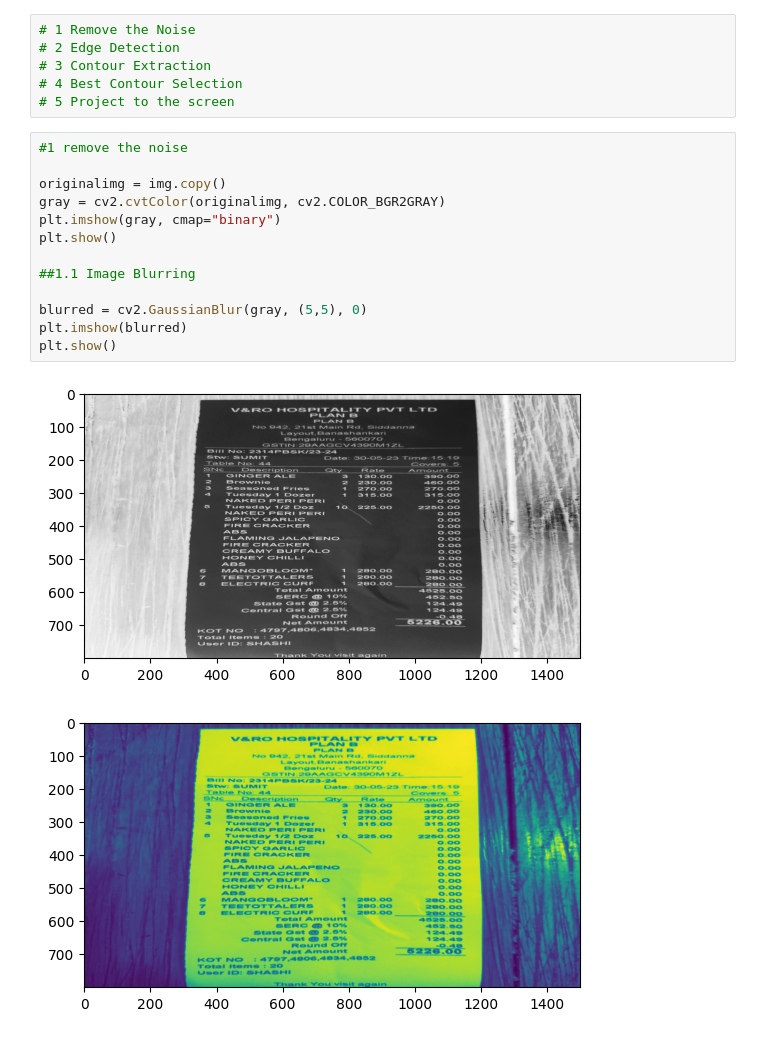
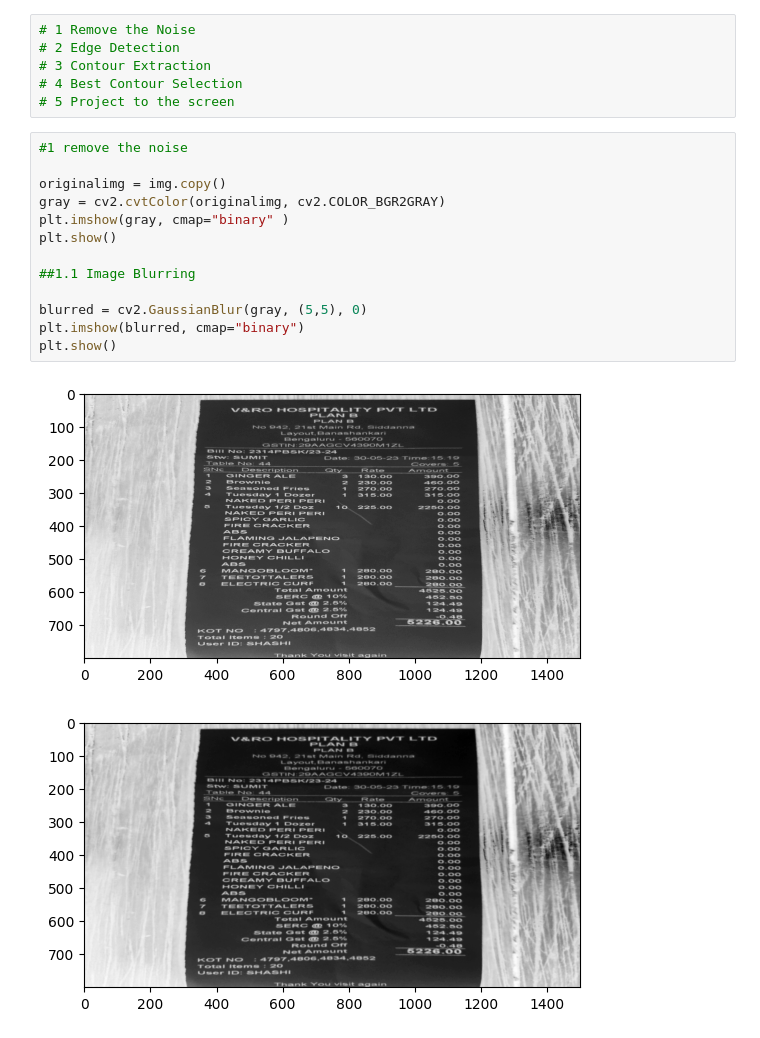
Before and after one commit to UjjwalSilwal/Cam-Scanner-project, a Jupyter notebook: Cam Scanner.ipynb, the cells around one changed output. Saved outputs shown, nothing was run; the diff lists cells and outputs as text.

Commit message:
regenerated the image from blurred

```diff
--- a/Cam Scanner.ipynb
+++ b/Cam Scanner.ipynb
@@ -33,16 +33,16 @@ plt.show()
 # %%
 #1 remove the noise
 
 originalimg = img.copy()
 gray = cv2.cvtColor(originalimg, cv2.COLOR_BGR2GRAY)
-plt.imshow(gray, cmap="binary")
+plt.imshow(gray, cmap="binary" )
 plt.show()
 
 ##1.1 Image Blurring
 
 blurred = cv2.GaussianBlur(gray, (5,5), 0)
-plt.imshow(blurred)
+plt.imshow(blurred, cmap="binary")
 plt.show()
 # %% [output]
 [figure]
-[figure, old version]
+[figure, new version]
```
Also changed, not shown: parts of 1 cell of this notebook.
